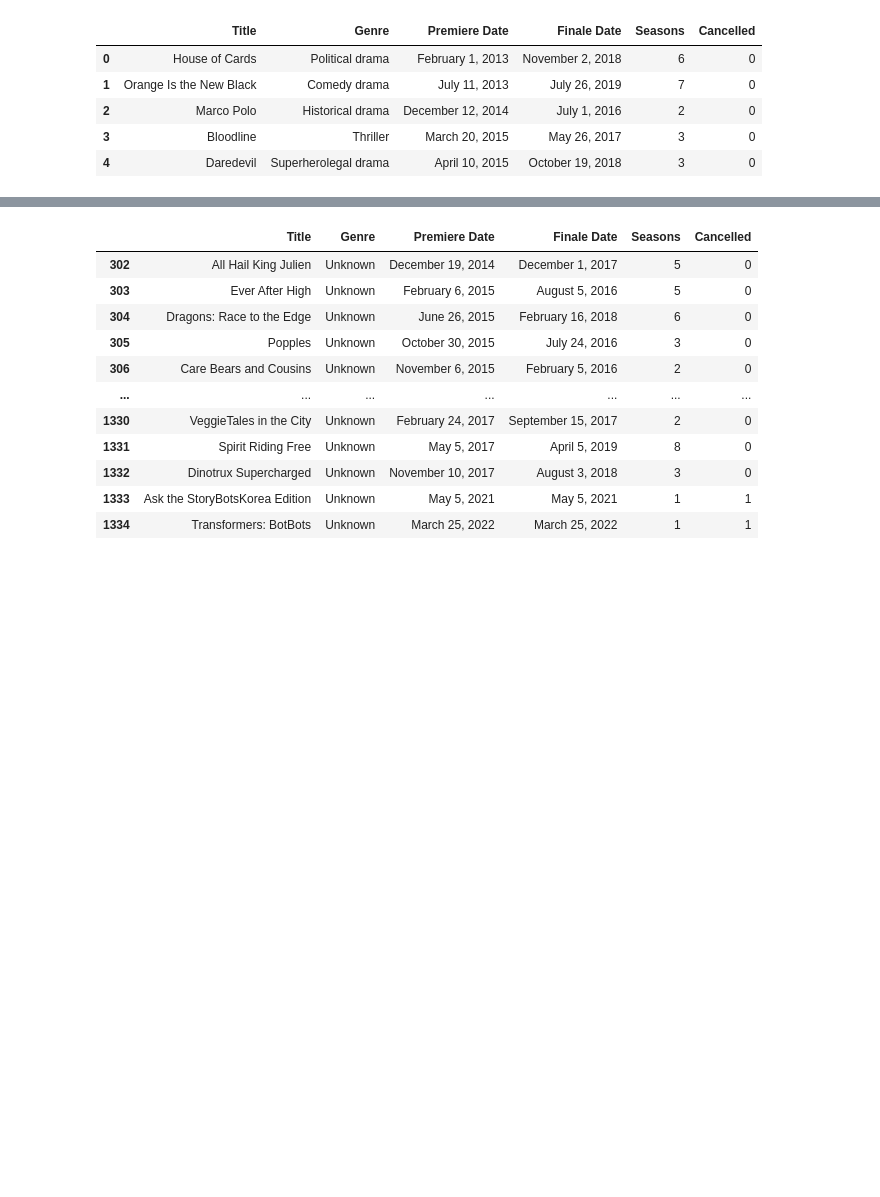
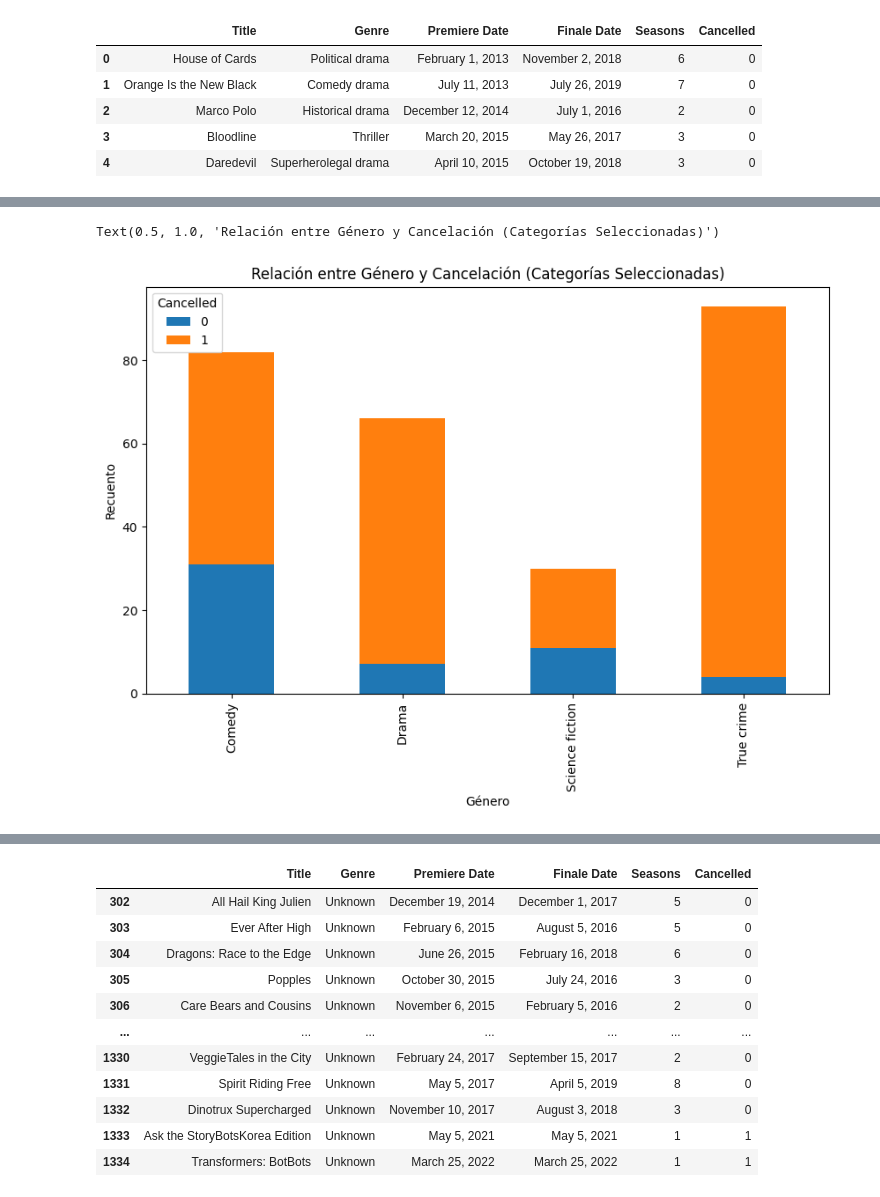
Before and after one commit to JeffVar00/Dataset_analisis, a Jupyter notebook: netflix.ipynb, the cells around one changed output, grey strips where cells are left out. Saved outputs shown, nothing was run; the diff lists cells and outputs as text; code cells hidden in the pictures; blank space fills up the shorter version.

```diff
--- a/netflix.ipynb
+++ b/netflix.ipynb
@@ -16,0 +91,16 @@ data.head()
+# %%
+# Selecciona un subconjunto de categorías
+categorias_a_mostrar = ['Science fiction', 'Comedy', 'Drama', 'True crime']
+
+# Filtra los datos para incluir solo las categorías seleccionadas
+data_filtrada = data[data['Genre'].isin(categorias_a_mostrar)]
+
+# Crea el gráfico de relación entre género y cancelación con los datos filtrados
+genre_cancelled = data_filtrada.groupby(['Genre', 'Cancelled']).size().unstack()
+genre_cancelled.plot(kind='bar', stacked=True, figsize=(10, 6))
+plt.xlabel('Género')
+plt.ylabel('Recuento')
+plt.title('Relación entre Género y Cancelación (Categorías Seleccionadas)')
+# %% [output]
+Text(0.5, 1.0, 'Relación entre Género y Cancelación (Categorías Seleccionadas)')
+[figure, added]
```
Also changed, not shown: parts of 18 cells of this notebook.
